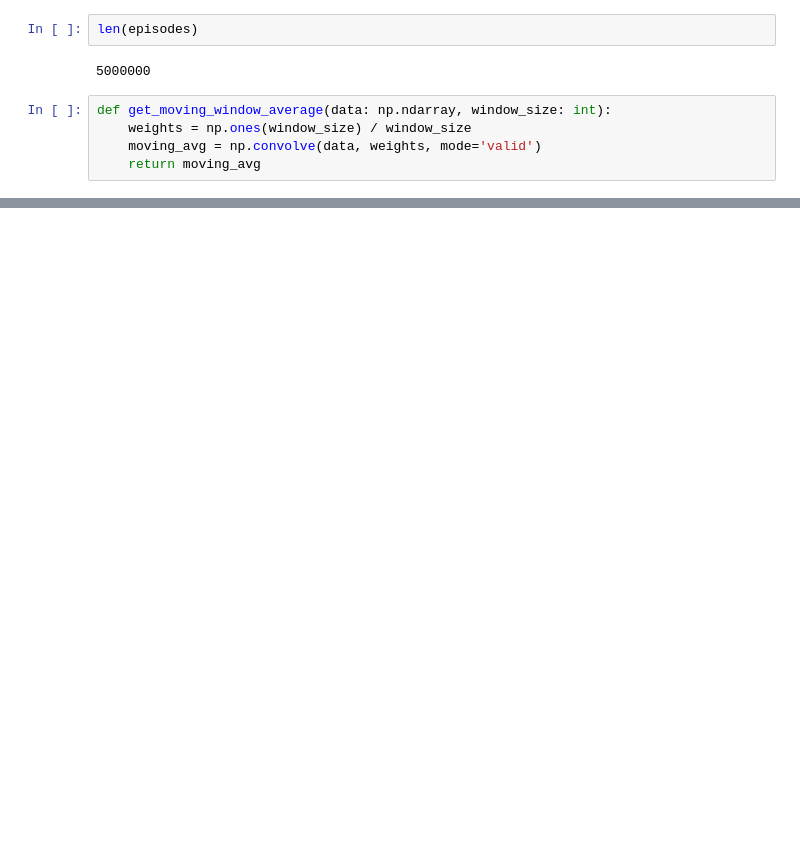
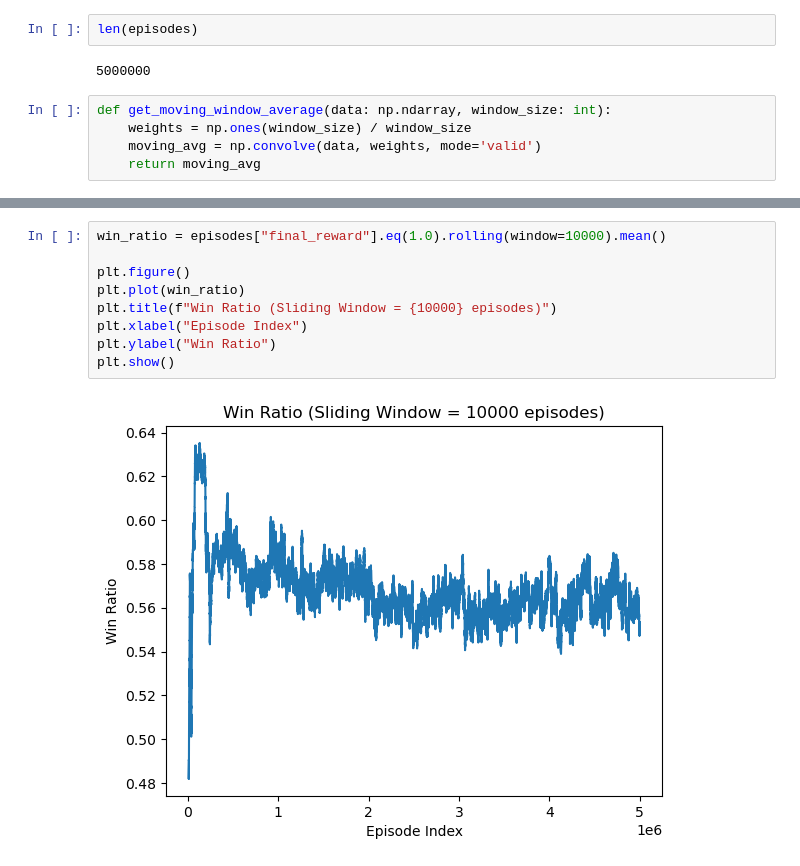
Before and after one commit to jamesGadoury/tic-tac-toe-ui, a Jupyter notebook: tic-tac-toe-rl/training_analysis.ipynb, the cells around one changed output, grey strips where cells are left out. Drawn from its saved outputs; the diff is of its cells as text; blank space fills up the shorter version.

```diff
--- a/tic-tac-toe-rl/training_analysis.ipynb
+++ b/tic-tac-toe-rl/training_analysis.ipynb
@@ -98,0 +123,11 @@ def get_moving_window_average(data: np.ndarray, window_size: int):
+# %%
+win_ratio = episodes["final_reward"].eq(1.0).rolling(window=10000).mean()
+
+plt.figure()
+plt.plot(win_ratio)
+plt.title(f"Win Ratio (Sliding Window = {10000} episodes)")
+plt.xlabel("Episode Index")
+plt.ylabel("Win Ratio")
+plt.show()
+# %% [output]
+[figure, added]
```
Also changed, not shown: parts of 10 cells of this notebook.
